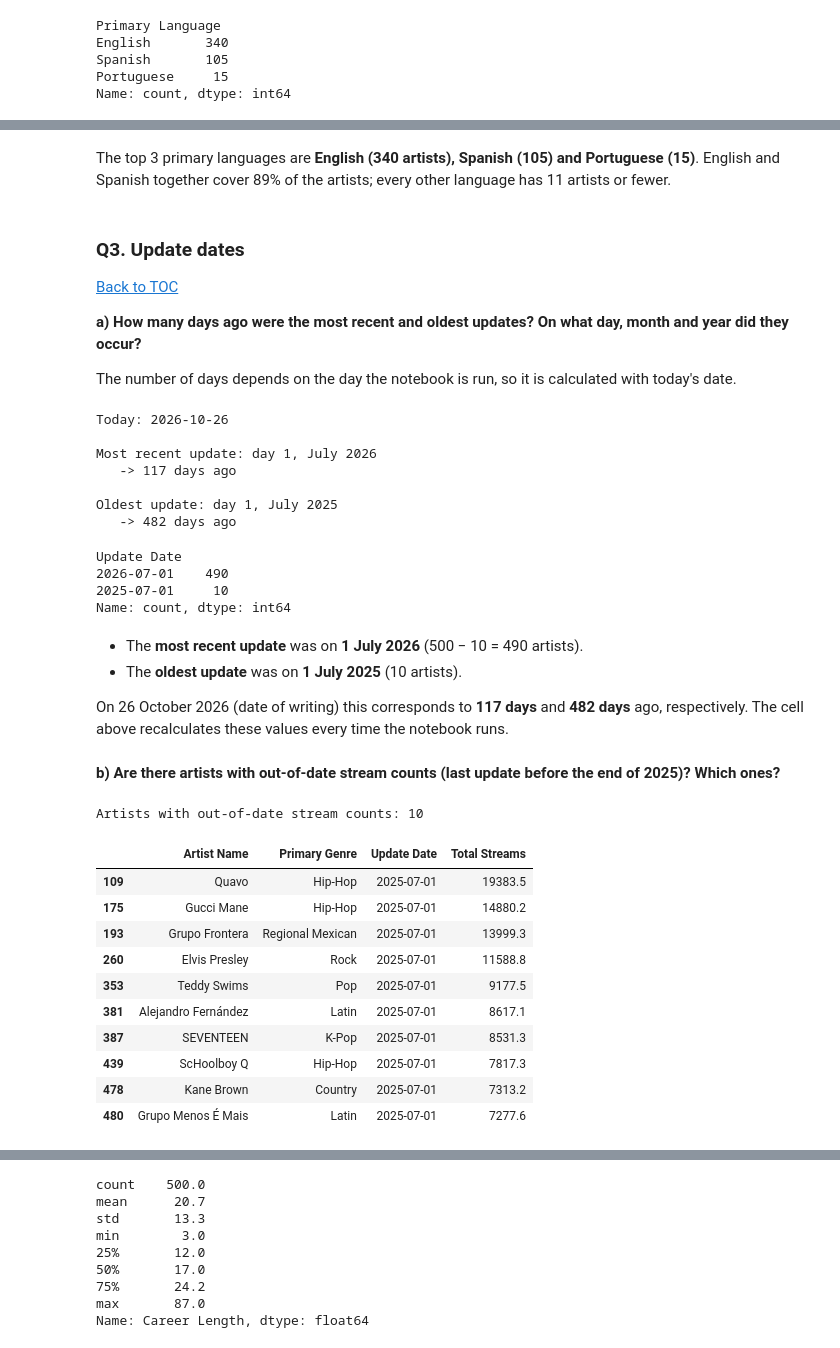
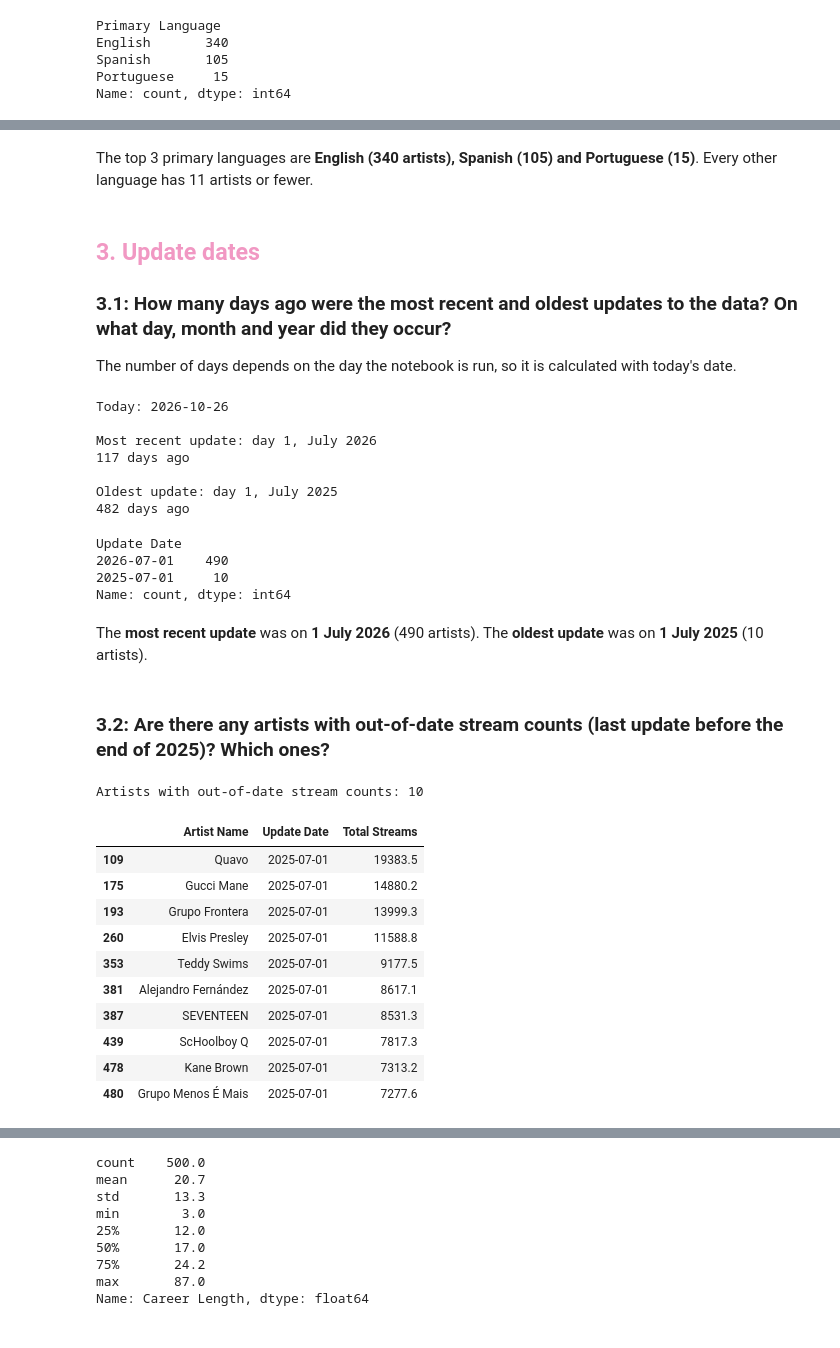
Before and after one commit to fabianaconstantino/pds_project, a Jupyter notebook: Group14_PDS_2627.ipynb, the cells around one changed output, grey strips where cells are left out. Saved outputs shown, nothing was run; the diff lists cells and outputs as text; code cells hidden in the pictures.

```diff
--- a/Group14_PDS_2627.ipynb
+++ b/Group14_PDS_2627.ipynb
@@ -212,5 +179,5 @@ One row (`Artist ID` 500) has **no information at all** besides the ID. It canno
 # %%
-artists = artists[~empty_rows].reset_index(drop = True)
+artists = artists.drop(500).reset_index(drop = True)
 print('Rows after removing the empty row:', artists.shape[0])
 # %% [output]
 Rows after removing the empty row: 500
@@ -614,10 +590,9 @@ plt.show()
 # %% [markdown]
-The top 3 primary languages are **English (340 artists), Spanish (105) and Portuguese (15)**. English and Spanish together cover 89% of the artists; every other language has 11 artists or fewer.
+The top 3 primary languages are **English (340 artists), Spanish (105) and Portuguese (15)**. Every other language has 11 artists or fewer.
 # %% [markdown]
-### Q3. Update dates <a class="anchor" id="Q3"></a>
-[Back to TOC](#toc)
+## <font color='#f198c3'>3. Update dates </font>
 
-**a) How many days ago were the most recent and oldest updates? On what day, month and year did they occur?**
+### **3.1: How many days ago were the most recent and oldest updates to the data? On what day, month and year did they occur?**
 
 The number of days depends on the day the notebook is run, so it is calculated with today's date.
 # %%
@@ -629,15 +604,15 @@ oldest = artists['Update Date'].min()
 print('Today:', today.date(), '\n')
 for label, date in [('Most recent update', most_recent), ('Oldest update', oldest)]:
     print(f'{label}: day {date.day}, {date.month_name()} {date.year}')
-    print(f'   -> {(today - date).days} days ago\n')
+    print(f'{(today - date).days} days ago\n')
 # %% [output]
 Today: 2026-10-26
 
 Most recent update: day 1, July 2026
-   -> 117 days ago
+117 days ago
 
 Oldest update: day 1, July 2025
-   -> 482 days ago
+482 days ago
 # %%
 artists['Update Date'].value_counts()
 # %% [output]
@@ -646,28 +621,26 @@ Update Date
 2025-07-01     10
 Name: count, dtype: int64
 # %% [markdown]
-- The **most recent update** was on **1 July 2026** (500 − 10 = 490 artists).
-- The **oldest update** was on **1 July 2025** (10 artists).
-
-On 26 October 2026 (date of writing) this corresponds to **117 days** and **482 days** ago, respectively. The cell above recalculates these values every time the notebook runs.
+The **most recent update** was on **1 July 2026** (490 artists).
+The **oldest update** was on **1 July 2025** (10 artists).
 # %% [markdown]
-**b) Are there artists with out-of-date stream counts (last update before the end of 2025)? Which ones?**
+### **3.2: Are there any artists with out-of-date stream counts (last update before the end of 2025)? Which ones?**
 # %%
 outdated = artists[artists['Update Date'] < '2026-01-01']
 
 print('Artists with out-of-date stream counts:', outdated.shape[0])
-outdated[['Artist Name', 'Primary Genre', 'Update Date', 'Total Streams']].sort_values('Total Streams', ascending = False)
+outdated[['Artist Name', 'Update Date', 'Total Streams']].sort_values('Total Streams', ascending = False)
 # %% [output]
 Artists with out-of-date stream counts: 10
-|  | Artist Name | Primary Genre | Update Date | Total Streams |
-| 109 | Quavo | Hip-Hop | 2025-07-01 | 19383.5 |
-| 175 | Gucci Mane | Hip-Hop | 2025-07-01 | 14880.2 |
-| 193 | Grupo Frontera | Regional Mexican | 2025-07-01 | 13999.3 |
-| 260 | Elvis Presley | Rock | 2025-07-01 | 11588.8 |
-| 353 | Teddy Swims | Pop | 2025-07-01 | 9177.5 |
-| 381 | Alejandro Fernández | Latin | 2025-07-01 | 8617.1 |
-| 387 | SEVENTEEN | K-Pop | 2025-07-01 | 8531.3 |
-| 439 | ScHoolboy Q | Hip-Hop | 2025-07-01 | 7817.3 |
-| 478 | Kane Brown | Country | 2025-07-01 | 7313.2 |
-| 480 | Grupo Menos É Mais | Latin | 2025-07-01 | 7277.6 |
+|  | Artist Name | Update Date | Total Streams |
+| 109 | Quavo | 2025-07-01 | 19383.5 |
+| 175 | Gucci Mane | 2025-07-01 | 14880.2 |
+| 193 | Grupo Frontera | 2025-07-01 | 13999.3 |
+| 260 | Elvis Presley | 2025-07-01 | 11588.8 |
+| 353 | Teddy Swims | 2025-07-01 | 9177.5 |
+| 381 | Alejandro Fernández | 2025-07-01 | 8617.1 |
+| 387 | SEVENTEEN | 2025-07-01 | 8531.3 |
+| 439 | ScHoolboy Q | 2025-07-01 | 7817.3 |
+| 478 | Kane Brown | 2025-07-01 | 7313.2 |
+| 480 | Grupo Menos É Mais | 2025-07-01 | 7277.6 |
 # %% [markdown]
```
Also changed, not shown: parts of 67 cells of this notebook, 1 other file.
